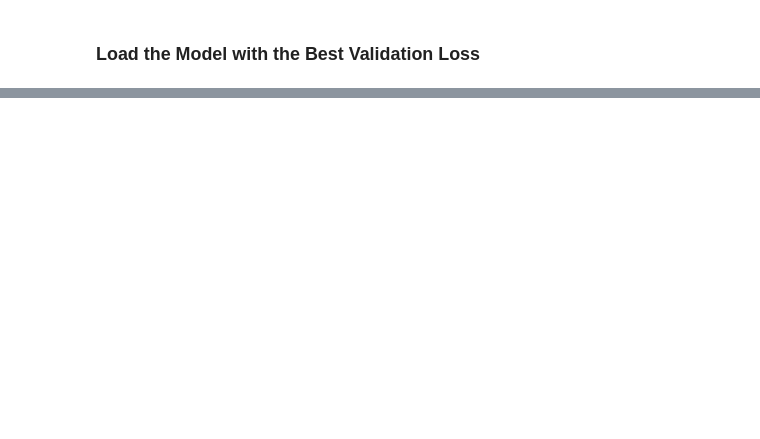
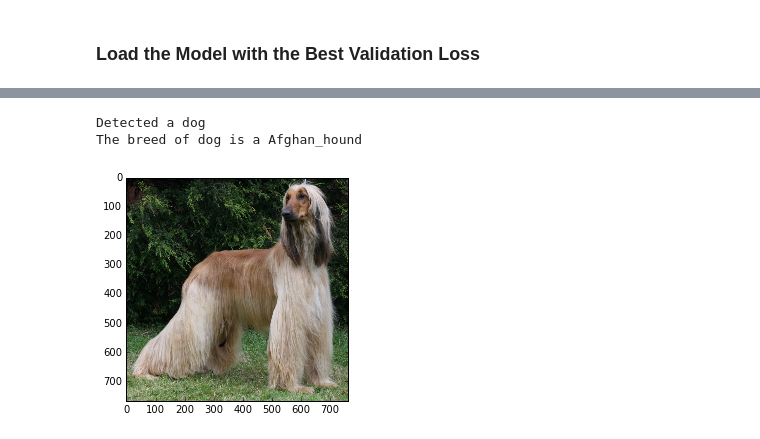
Before and after one commit to yanfei-wu/ai-term2, a Jupyter notebook: cnn_dog/dog_app.ipynb, the cells around one changed output, grey strips where cells are left out. Cells and saved outputs as stored; diff of their text form; code cells hidden in the pictures; blank space fills up the shorter version.

```diff
--- a/cnn_dog/dog_app.ipynb
+++ b/cnn_dog/dog_app.ipynb
@@ -581,8 +526,8 @@ VGG19_model.compile(loss='categorical_crossentropy', optimizer='rmsprop', metric
 # %%
-### Train the model.
-checkpointer = ModelCheckpoint(filepath='saved_models/weights.best.VGG16.hdf5',
+# Train the model.
+checkpointer = ModelCheckpoint(filepath='saved_models/weights.best.Resnet.hdf5',
                                verbose=1, save_best_only=True)
 
-VGG19_model.fit(train_VGG16, train_targets,
-          validation_data=(valid_VGG16, valid_targets),
+Resnet_model.fit(train_Resnet, train_targets,
+          validation_data=(valid_Resnet, valid_targets),
           epochs=20, batch_size=20, callbacks=[checkpointer], verbose=1)
@@ -589,8 +553,8 @@ VGG19_model.fit(train_VGG16, train_targets,
 # %% [markdown]
 ### Load the Model with the Best Validation Loss
 # %%
-### Load the model weights with the best validation loss.
-VGG19_model.load_weights('saved_models/weights.best.VGG19.hdf5')
+# Load the model weights with the best validation loss.
+Resnet_model.load_weights('saved_models/weights.best.Resnet.hdf5')
 # %% [markdown]
 ### Test the Model
 
@@ -620,12 +578,13 @@ where `{network}`, in the above filename, should be one of `VGG19`, `Resnet50`,
 # %%
-### a function that takes a path to an image as input and returns the dog breed that is predicted by the model.
+# Write a function that takes a path to an image as input
+# and returns the dog breed that is predicted by the model.
 from extract_bottleneck_features import *
 
-def VGG19_predict_breed(img_path):
+def Resnet_predict_breed(img_path):
     # extract bottleneck features
-    bottleneck_feature = extract_VGG19(path_to_tensor(img_path))
+    bottleneck_feature = extract_Resnet50(path_to_tensor(img_path))
     # obtain predicted vector
-    predicted_vector = VGG19_model.predict(bottleneck_feature)
+    predicted_vector = Resnet_model.predict(bottleneck_feature)
     # return dog breed that is predicted by the model
     breed = dog_names[np.argmax(predicted_vector)]
     img = cv2.imread(img_path)
@@ -656,25 +609,14 @@ Some sample output for our algorithm is provided below, but feel free to design
 # %%
-### Write your algorithm.
-def dog_detector(img_path):
-    prediction = ResNet50_predict_labels(img_path)
-    return ((prediction <= 268) & (prediction >= 151))
-
-def face_detector(img_path):
-    img = cv2.imread(img_path)
-    gray = cv2.cvtColor(img, cv2.COLOR_BGR2GRAY)
-    faces = face_cascade.detectMultiScale(gray)
-    return len(faces) > 0
-
 def predict_breed(img_path):
     isDog = dog_detector(img_path)
     isPerson = face_detector(img_path)
     if isDog:
         print("Detected a dog")
-        breed = ResNet50_predict_breed(img_path)
+        breed = Resnet_predict_breed(img_path)
         return breed
     if isPerson:
         print("Detected a human face")
-        breed = ResNet50_predict_breed(img_path)
+        breed = Resnet_predict_breed(img_path)
         return breed
     else:
         print("No human face or dog detected")
@@ -698,3 +637,7 @@ __Answer:__
 # %%
-## Execute algorithm from Step 6 on at least 6 images on your computer.
-redict_breed('dogImages/train/002.Afghan_hound/Afghan_hound_00081.jpg')
+# test the algorithm
+predict_breed('dogImages/train/002.Afghan_hound/Afghan_hound_00081.jpg')
+# %% [output]
+Detected a dog
+The breed of dog is a Afghan_hound
+[figure, added]
```
Also changed, not shown: parts of 51 cells of this notebook.
